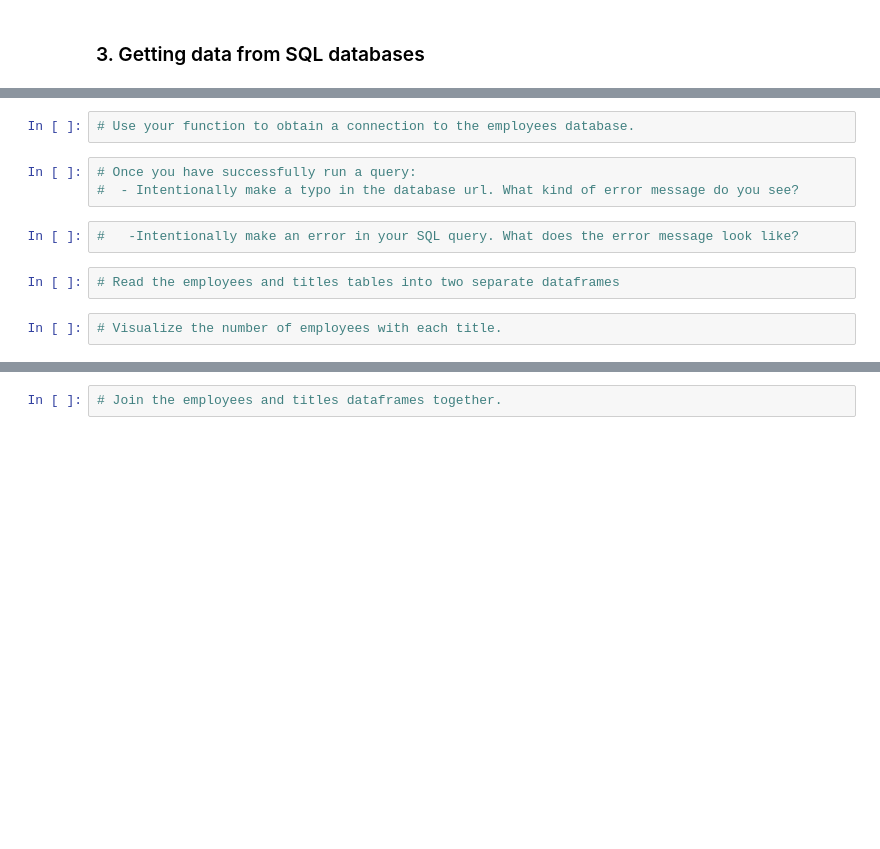
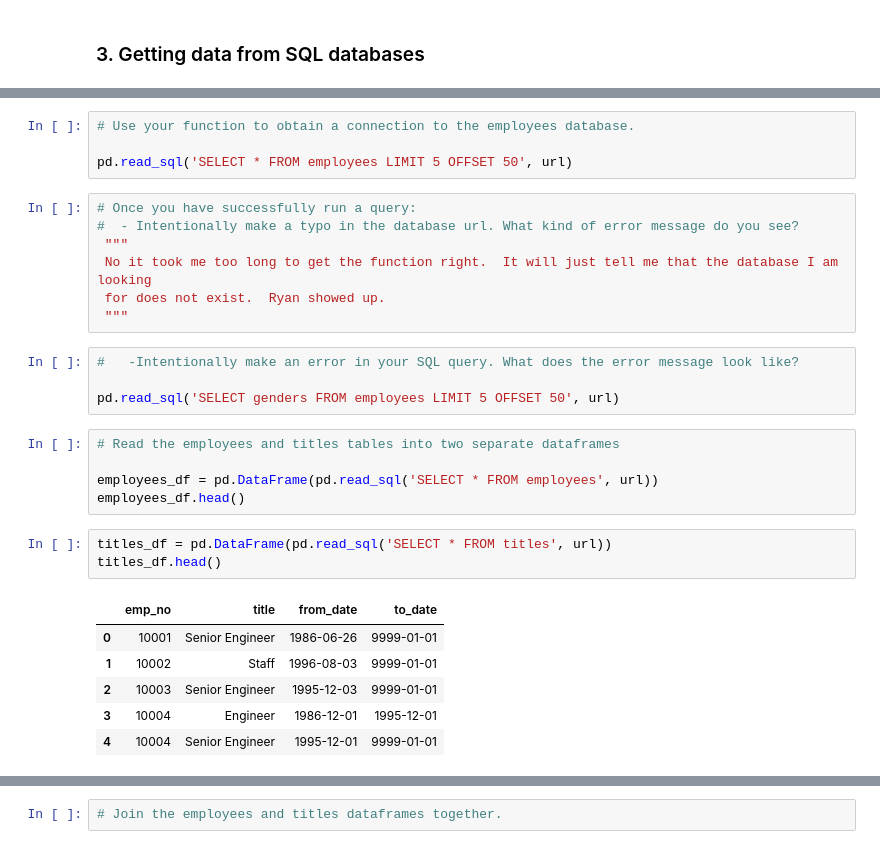
Before and after one commit to CSolitaire/numpy-pandas-visualization-exercises, a Jupyter notebook: advanced_dataframes.ipynb, the cells around one changed output, grey strips where cells are left out. Drawn from its saved outputs; the diff is of its cells as text; blank space fills up the shorter version.

```diff
--- a/advanced_dataframes.ipynb
+++ b/advanced_dataframes.ipynb
@@ -291,11 +148,30 @@ no_foreign_key
 # %%
 # Use your function to obtain a connection to the employees database.
+
+pd.read_sql('SELECT * FROM employees LIMIT 5 OFFSET 50', url)
 # %%
 # Once you have successfully run a query:
 #  - Intentionally make a typo in the database url. What kind of error message do you see?
+ """
+ No it took me too long to get the function right.  It will just tell me that the database I am looking
+ for does not exist.  Ryan showed up.
+ """
 # %%
 #   -Intentionally make an error in your SQL query. What does the error message look like?
+
+pd.read_sql('SELECT genders FROM employees LIMIT 5 OFFSET 50', url)
 # %%
 # Read the employees and titles tables into two separate dataframes
+
+employees_df = pd.DataFrame(pd.read_sql('SELECT * FROM employees', url))
+employees_df.head()
-# %%
-# Visualize the number of employees with each title.
+# %%
+titles_df = pd.DataFrame(pd.read_sql('SELECT * FROM titles', url))
+titles_df.head()
+# %% [output]
+|  | emp_no | title | from_date | to_date |
+| 0 | 10001 | Senior Engineer | 1986-06-26 | 9999-01-01 |
+| 1 | 10002 | Staff | 1996-08-03 | 9999-01-01 |
+| 2 | 10003 | Senior Engineer | 1995-12-03 | 9999-01-01 |
+| 3 | 10004 | Engineer | 1986-12-01 | 1995-12-01 |
+| 4 | 10004 | Senior Engineer | 1995-12-01 | 9999-01-01 |
```
Also changed, not shown: parts of 19 cells of this notebook.
